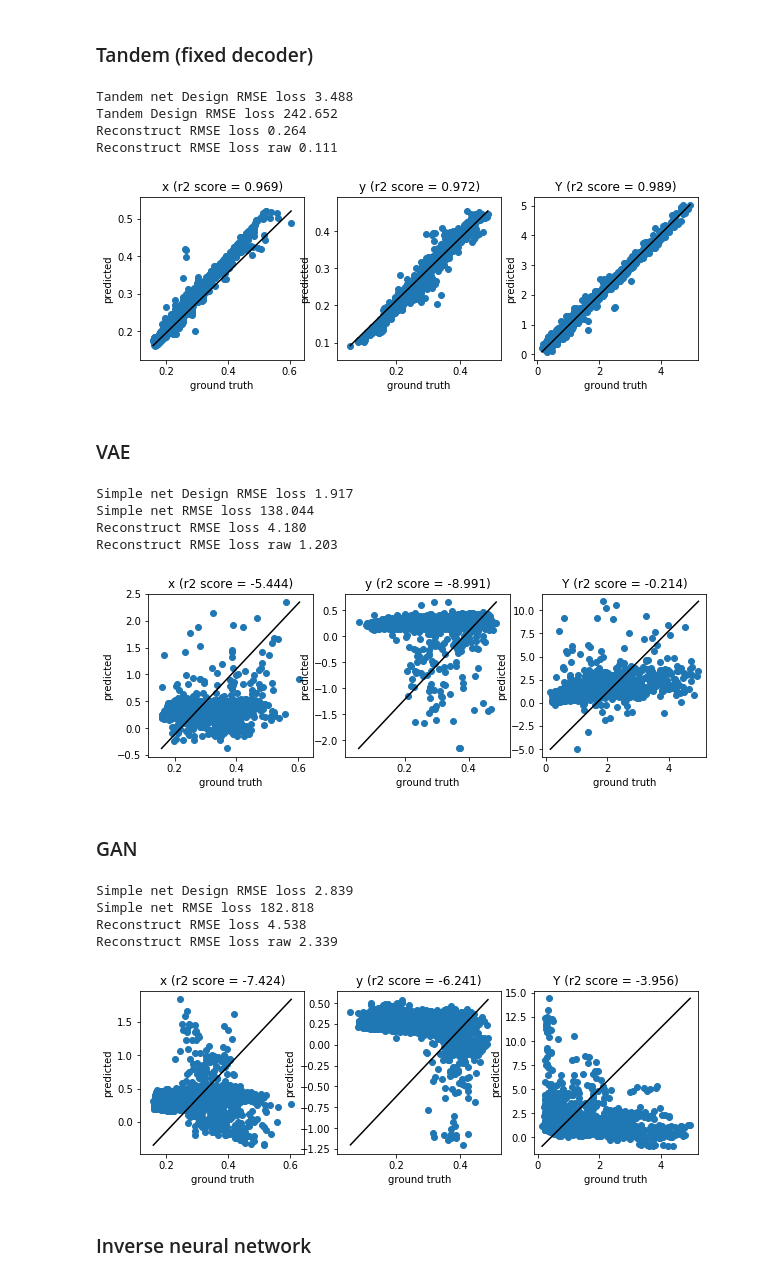
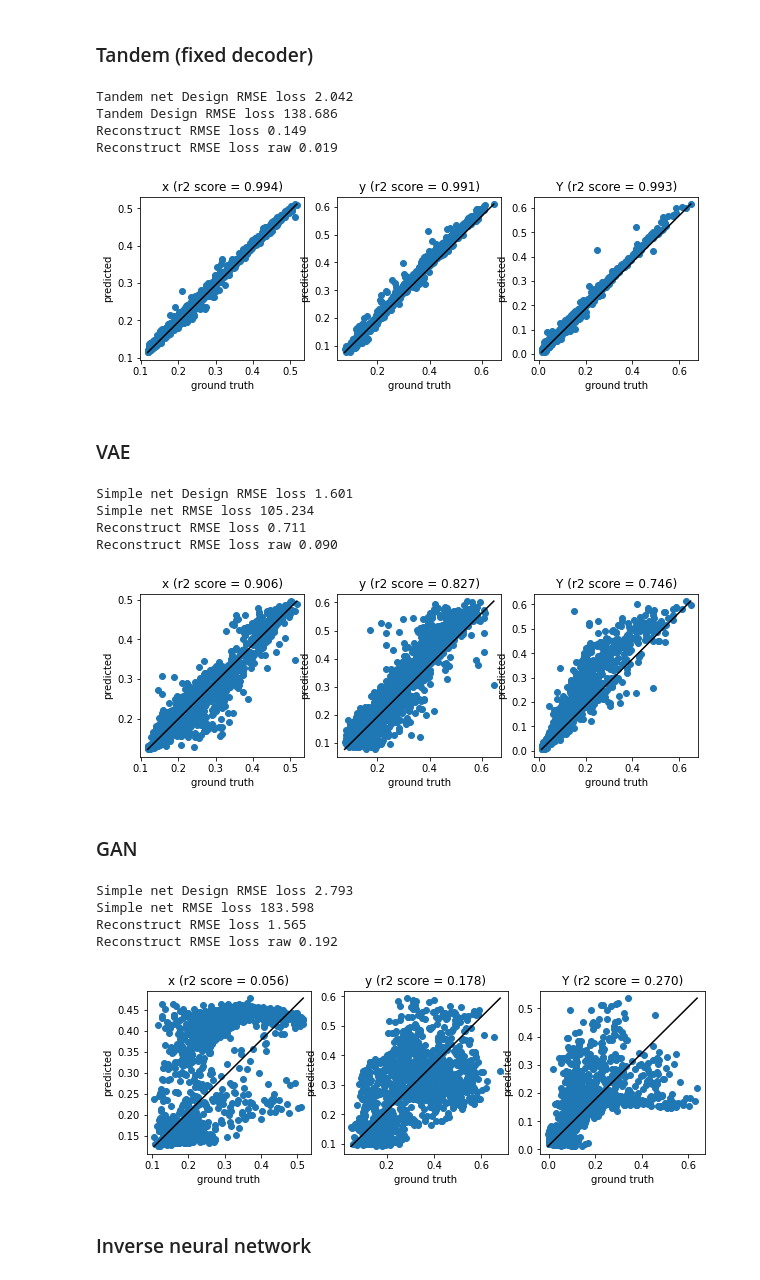
Before and after one commit to taigaoma1997/Meta_learning_photonics_structure, a Jupyter notebook: Model/plot_results.ipynb, the cells around one changed output. Cells and saved outputs as stored; diff of their text form; code cells hidden in the pictures.

```diff
--- a/Model/plot_results.ipynb
+++ b/Model/plot_results.ipynb
@@ -52,9 +52,9 @@ tensor([[ 1.4638,  1.3646, -0.4958,  0.6326],
 ### Direct inverse training
 # %%
 forward_model = MLP(4, 3).to(DEVICE)
-forward_model.load_state_dict(torch.load('./models/forward_model.pth',map_location=torch.device('cpu'))['model_state_dict'])
+forward_model.load_state_dict(torch.load('./models/forward_model_trained.pth',map_location=torch.device('cpu'))['model_state_dict'])
 inverse_model = MLP(3, 4).to(DEVICE)
-inverse_model.load_state_dict(torch.load('./models/inverse_model.pth',map_location=torch.device('cpu'))['model_state_dict'])
+inverse_model.load_state_dict(torch.load('./models/inverse_model_trained.pth',map_location=torch.device('cpu'))['model_state_dict'])
 print(inverse_model)
 x, y = test_loader.dataset.x.to(DEVICE), test_loader.dataset.y.to(DEVICE)
 x_dim = x.size()[1]
@@ -63,7 +63,7 @@ x_dim = x.size()[1]
 y_pred = inverse_model(x, y)
 x_pred = inverse_model(x, y)
 
-print(y_pred)
+#print(y_pred)
 cie_raw, param_raw, cie_pred, param_pred = evaluate_simple_inverse(forward_model, inverse_model, test_loader.dataset)
 
 plot_cie_raw_pred(cie_raw, cie_pred)
@@ -91,45 +91,45 @@ Reconstruct RMSE loss raw 0.548
 ### Tandem (fixed decoder)
 # %%
 tandem_model = TandemNet(forward_model, inverse_model)
-tandem_model.load_state_dict(torch.load('./models/tandem_net.pth')['model_state_dict'])
+tandem_model.load_state_dict(torch.load('./models/tandem_net_trained.pth')['model_state_dict'])
 cie_raw, param_raw, cie_pred, param_pred = evaluate_tandem_accuracy(tandem_model, test_loader.dataset)
 plot_cie_raw_pred(cie_raw, cie_pred)
 # %% [output]
-Tandem net Design RMSE loss 3.488
-Tandem Design RMSE loss 242.652
-Reconstruct RMSE loss 0.264
-Reconstruct RMSE loss raw 0.111
+Tandem net Design RMSE loss 2.042
+Tandem Design RMSE loss 138.686
+Reconstruct RMSE loss 0.149
+Reconstruct RMSE loss raw 0.019
-[figure, old version]
+[figure, new version]
 # %% [markdown]
 ### VAE
 # %%
 configs = get_configs('vae')
 vae_model = cVAE(configs['input_dim'], configs['latent_dim']).to(DEVICE)
-vae_model.load_state_dict(torch.load('./models/vae.pth')['model_state_dict'])
+vae_model.load_state_dict(torch.load('./models/vae_trained.pth')['model_state_dict'])
 
 cie_raw, param_raw, cie_pred, param_pred = evaluate_vae_inverse(forward_model, vae_model, configs, test_loader.dataset)
 plot_cie_raw_pred(cie_raw, cie_pred)
 # %% [output]
-Simple net Design RMSE loss 1.917
-Simple net RMSE loss 138.044
-Reconstruct RMSE loss 4.180
-Reconstruct RMSE loss raw 1.203
+Simple net Design RMSE loss 1.601
+Simple net RMSE loss 105.234
+Reconstruct RMSE loss 0.711
+Reconstruct RMSE loss raw 0.090
-[figure, old version]
+[figure, new version]
 # %% [markdown]
 ### GAN
 # %%
 configs = get_configs('gan')
 cgan = cGAN(3, 4, noise_dim = configs['noise_dim'], hidden_dim = 128).to(DEVICE)
-cgan.load_state_dict(torch.load('./models/gan.pth')['model_state_dict'])
+cgan.load_state_dict(torch.load('./models/gan_trained.pth')['model_state_dict'])
 
 cie_raw, param_raw, cie_pred, param_pred = evaluate_gan_inverse(forward_model, cgan, configs, test_loader.dataset)
 plot_cie_raw_pred(cie_raw, cie_pred)
 # %% [output]
-Simple net Design RMSE loss 2.839
-Simple net RMSE loss 182.818
-Reconstruct RMSE loss 4.538
-Reconstruct RMSE loss raw 2.339
+Simple net Design RMSE loss 2.793
+Simple net RMSE loss 183.598
+Reconstruct RMSE loss 1.565
+Reconstruct RMSE loss raw 0.192
-[figure, old version]
+[figure, new version]
 # %% [markdown]
 ### Inverse neural network
 # %%
```
Also changed, not shown: parts of 3 cells of this notebook, 13 other files.
